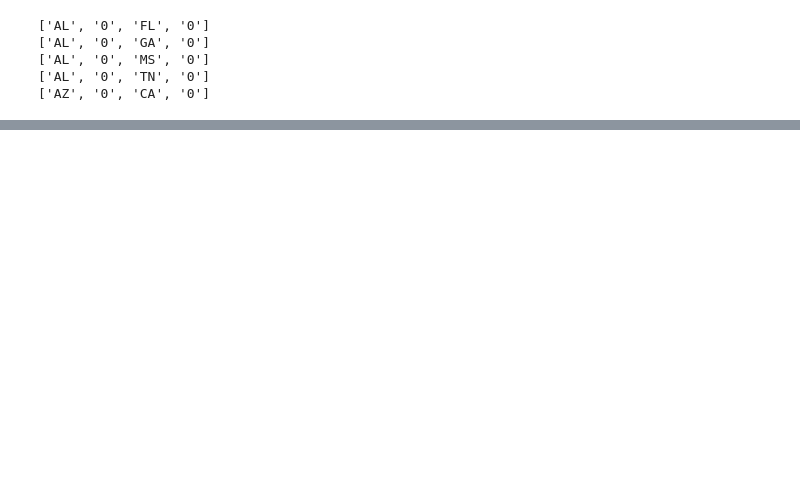
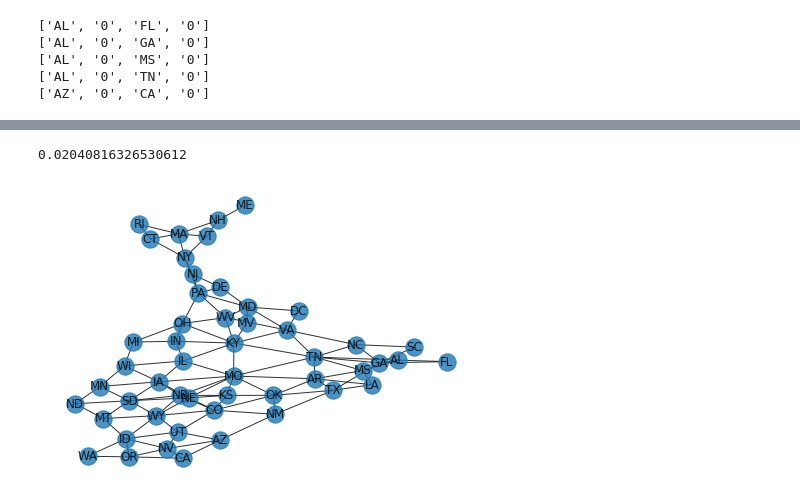
Before and after one commit to GDevigili/linear-algebra-pagerank, a Jupyter notebook: notebook.ipynb, the cells around one changed output, grey strips where cells are left out. Cells and saved outputs as stored; diff of their text form; code cells hidden in the pictures; blank space fills up the shorter version.

Commit message:
Add descriptions and the graph plot

```diff
--- a/notebook.ipynb
+++ b/notebook.ipynb
@@ -66,0 +52,12 @@ def parse(filename):
+# %%
+rank = 1/float(len(nodes))
+print(rank)
+# %% [output]
+0.02040816326530612
+# %%
+graph = nx.Graph()
+graph.add_nodes_from(nodes, rank=rank)
+graph.add_edges_from(edges)
+nx.draw(graph, with_labels =  True, alpha = 0.8)
+# %% [output]
+[figure, added]
```
Also changed, not shown: parts of 8 cells of this notebook.
